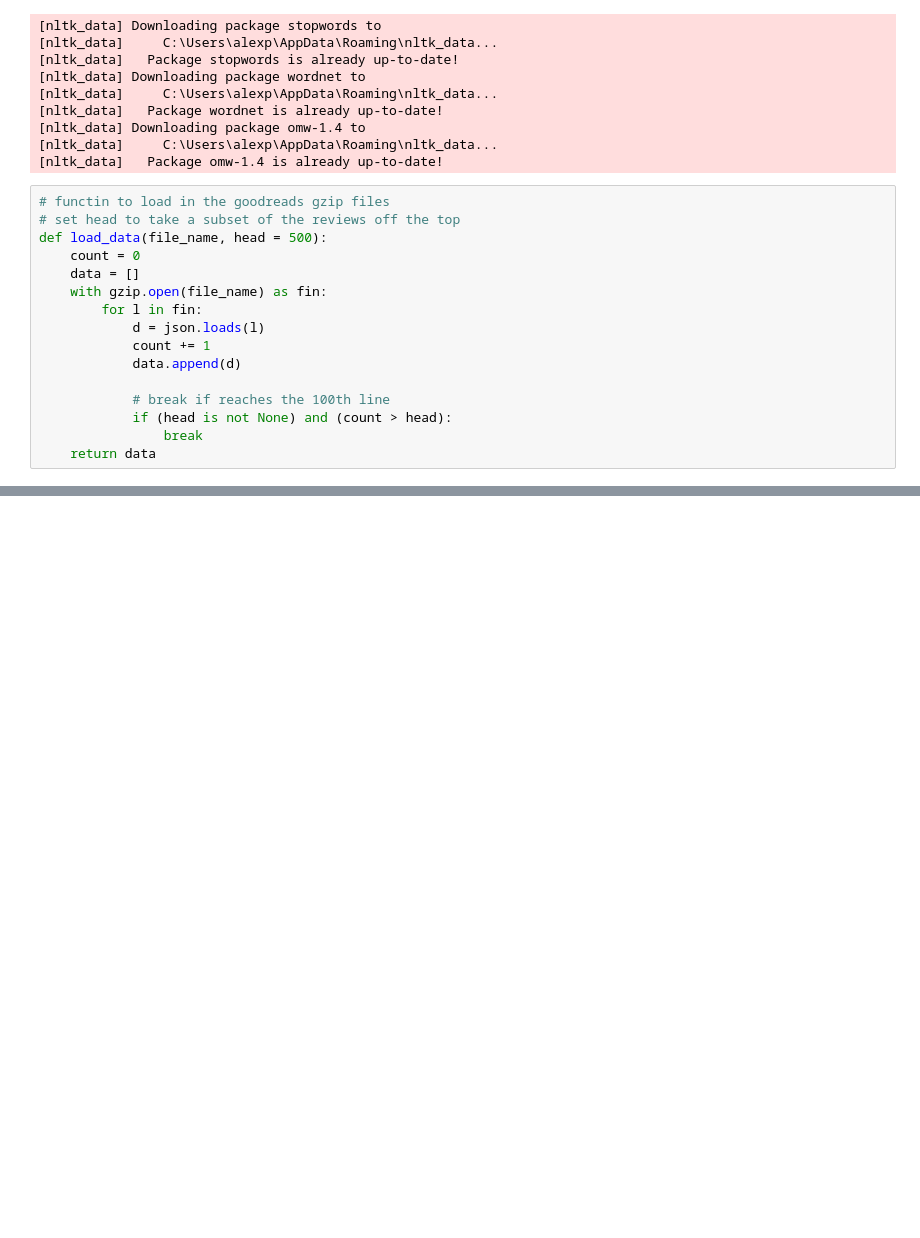
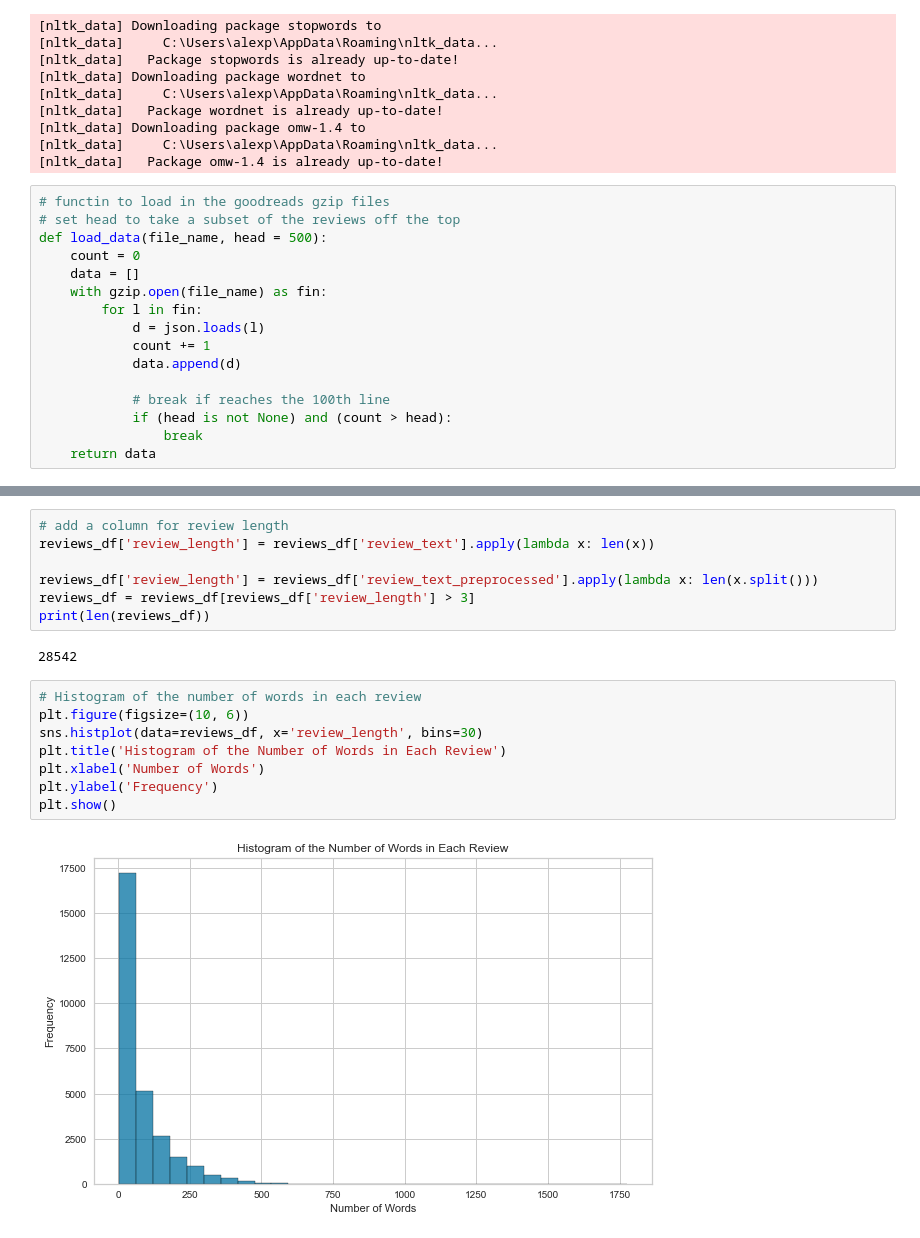
Before and after one commit to AlexanderFriedrichsen/goodreads_project, a Jupyter notebook: textblob.ipynb, the cells around one changed output, grey strips where cells are left out. Drawn from its saved outputs; the diff is of its cells as text; blank space fills up the shorter version.

```diff
--- a/textblob.ipynb
+++ b/textblob.ipynb
@@ -92,0 +115,19 @@ print("reviews text preprocessed")
+# %%
+# add a column for review length
+reviews_df['review_length'] = reviews_df['review_text'].apply(lambda x: len(x))
+
+reviews_df['review_length'] = reviews_df['review_text_preprocessed'].apply(lambda x: len(x.split()))
+reviews_df = reviews_df[reviews_df['review_length'] > 3]
+print(len(reviews_df))
+# %% [output]
+28542
+# %%
+# Histogram of the number of words in each review
+plt.figure(figsize=(10, 6))
+sns.histplot(data=reviews_df, x='review_length', bins=30)
+plt.title('Histogram of the Number of Words in Each Review')
+plt.xlabel('Number of Words')
+plt.ylabel('Frequency')
+plt.show()
+# %% [output]
+[figure, added]
```
Also changed, not shown: parts of 39 cells of this notebook, 3 other files.
